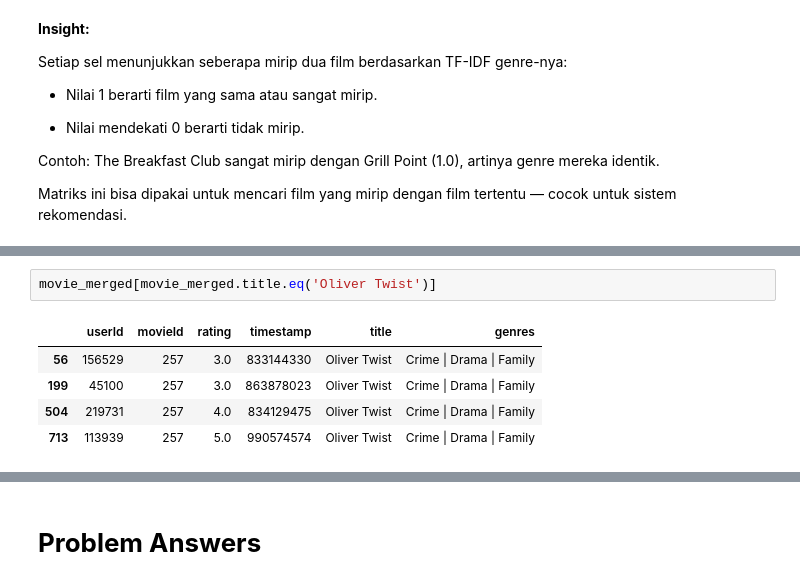
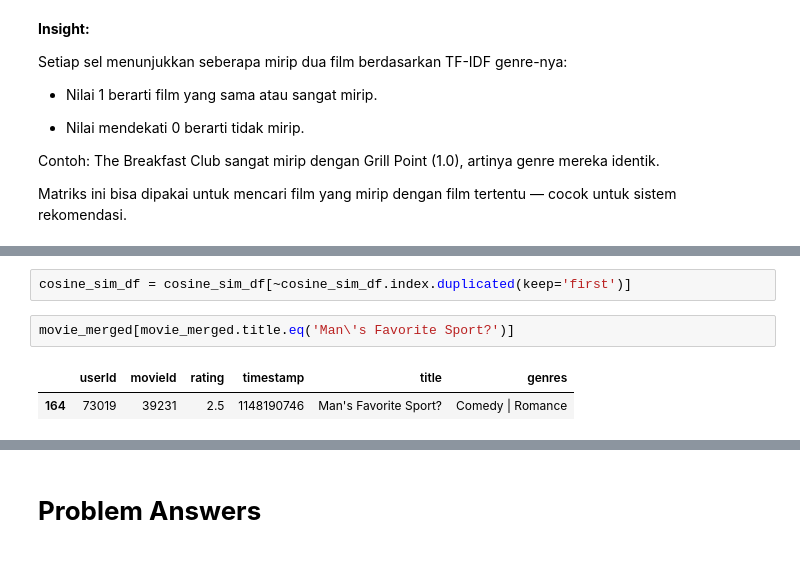
Before and after one commit to dwsafperri/movies_recommendation_system, a Jupyter notebook: recommendation_system.ipynb, the cells around one changed output, grey strips where cells are left out. Cells and saved outputs as stored; diff of their text form.

```diff
--- a/recommendation_system.ipynb
+++ b/recommendation_system.ipynb
@@ -800,8 +795,7 @@ def movie_recommendations(title, similarity=cosine_sim_df, items=movie_merged[['
+# %%
+cosine_sim_df = cosine_sim_df[~cosine_sim_df.index.duplicated(keep='first')]
 # %%
-movie_merged[movie_merged.title.eq('Oliver Twist')]
+movie_merged[movie_merged.title.eq('Man\'s Favorite Sport?')]
 # %% [output]
 |  | userId | movieId | rating | timestamp | title | genres |
-| 56 | 156529 | 257 | 3.0 | 833144330 | Oliver Twist | Crime | Drama | Family |
-| 199 | 45100 | 257 | 3.0 | 863878023 | Oliver Twist | Crime | Drama | Family |
-| 504 | 219731 | 257 | 4.0 | 834129475 | Oliver Twist | Crime | Drama | Family |
-| 713 | 113939 | 257 | 5.0 | 990574574 | Oliver Twist | Crime | Drama | Family |
+| 164 | 73019 | 39231 | 2.5 | 1148190746 | Man's Favorite Sport? | Comedy | Romance |
```
Also changed, not shown: parts of 12 cells of this notebook, 7 other files.
